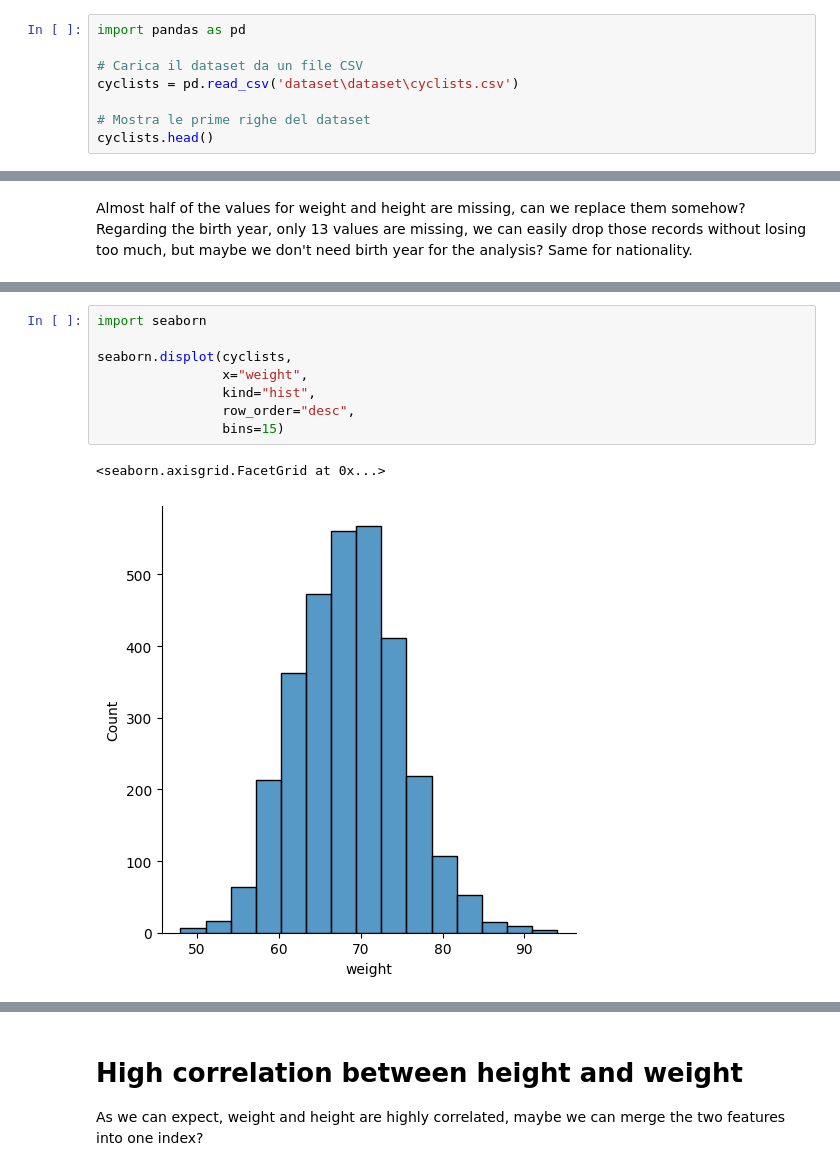
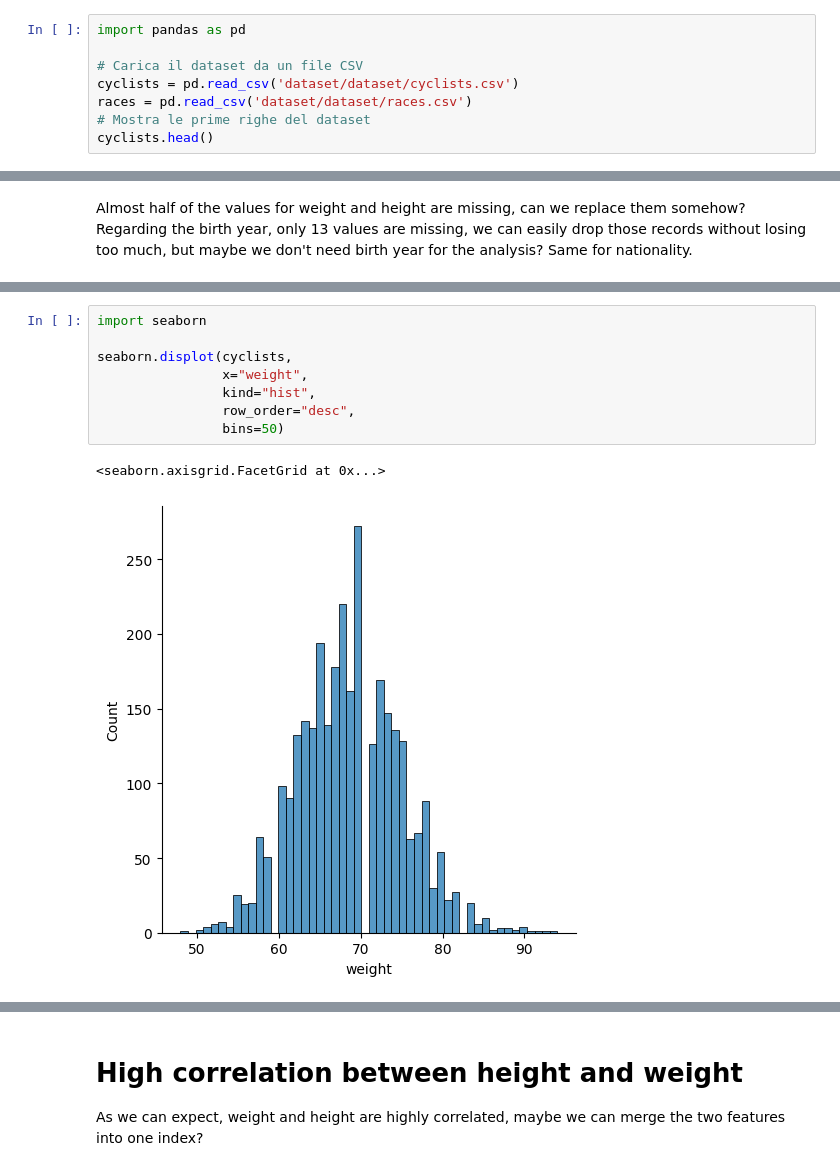
Before and after one commit to fefex302/Data-Mining, a Jupyter notebook: Data_Understanding.ipynb, the cells around one changed output, grey strips where cells are left out. Cells and saved outputs as stored; diff of their text form.

```diff
--- a/Data_Understanding.ipynb
+++ b/Data_Understanding.ipynb
@@ -22,8 +20,8 @@ Successfully installed numpy-2.1.1 pandas-2.2.3 pytz-2024.2 tzdata-2024.2
 import pandas as pd
 
 # Carica il dataset da un file CSV
-cyclists = pd.read_csv('dataset\dataset\cyclists.csv')
-
+cyclists = pd.read_csv('dataset/dataset/cyclists.csv')
+races = pd.read_csv('dataset/dataset/races.csv')
 # Mostra le prime righe del dataset
 cyclists.head()
 # %% [output]
@@ -85,13 +171,13 @@ Regarding the birth year, only 13 values are missing, we can easily drop those r
 # %%
 import seaborn
 
 seaborn.displot(cyclists,
                 x="weight",
                 kind="hist",
                 row_order="desc",
-                bins=15)
+                bins=50)
 # %% [output]
 <seaborn.axisgrid.FacetGrid at 0x...>
-[figure, old version]
+[figure, new version]
 # %%
 !pip install scipy
```
Also changed, not shown: parts of 13 cells of this notebook.
